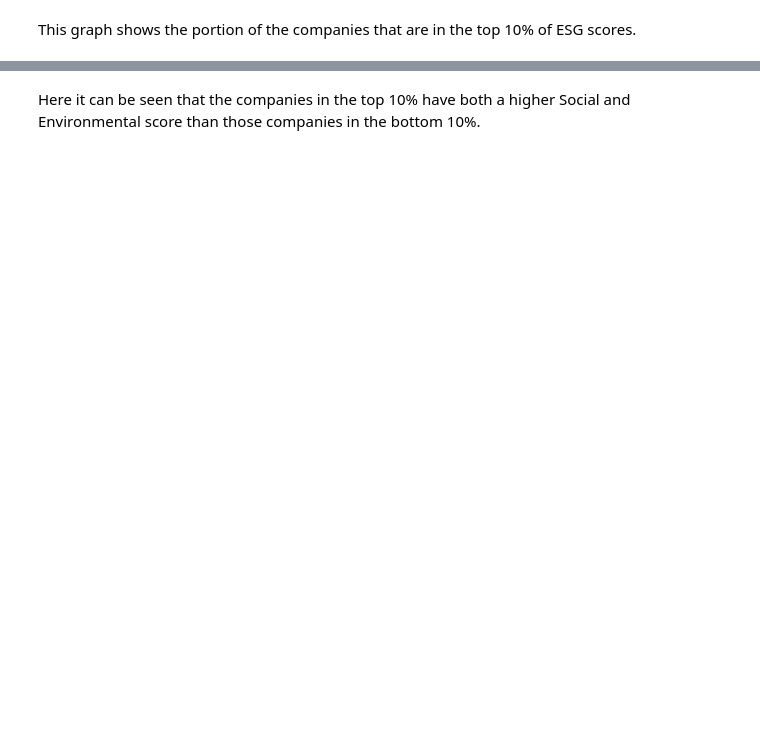
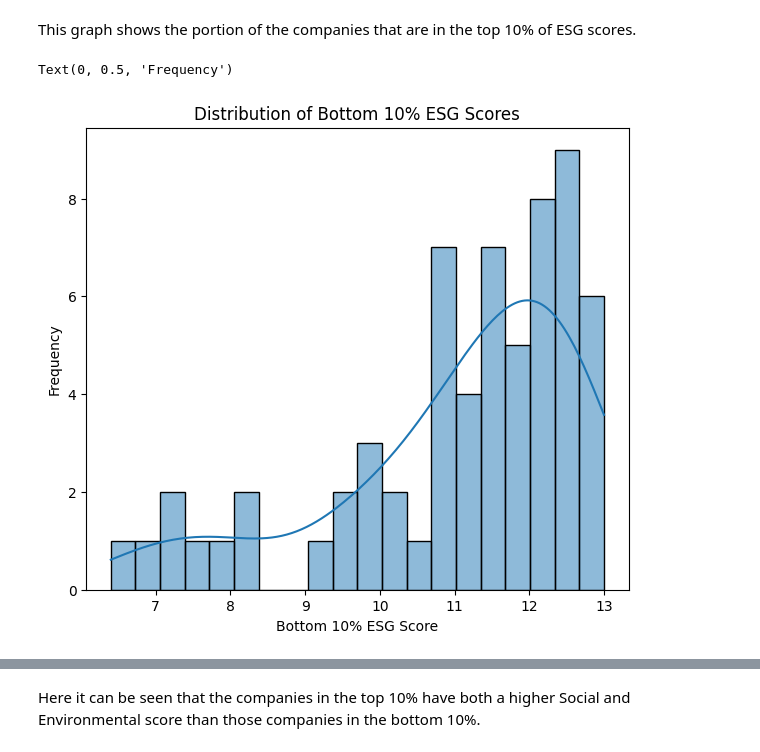
Before and after one commit to hco21/hco21.github.io, a Jupyter notebook: project.ipynb, the cells around one changed output, grey strips where cells are left out. Saved outputs shown, nothing was run; the diff lists cells and outputs as text; code cells hidden in the pictures; blank space fills up the shorter version.

```diff
--- a/project.ipynb
+++ b/project.ipynb
@@ -127,16 +118,19 @@ plt.show()
 # %% [markdown]
 This graph shows the portion of the companies that are in the top 10% of ESG scores.
 # %%
-retrieves a list of the companies in the lowest 10% total ESG scores
+#retrieves a list of the companies in the lowest 10% total ESG scores
 ten_percentile = esg_cont_data['total'].quantile(.10)
 bot_ten_per_esg = esg_cont_data[esg_cont_data['total'] < ten_percentile]
 bot_ten = pd.DataFrame(bot_ten_per_esg)
 
 plt.figure(figsize = (7,6))
 sns.histplot(data = bot_ten, x = 'total', bins = 20, kde = True)
 plt.title('Distribution of Bottom 10% ESG Scores')
 plt.xlabel('Bottom 10% ESG Score')
 plt.ylabel('Frequency')
+# %% [output]
+Text(0, 0.5, 'Frequency')
+[figure, added]
 # %%
 # Plot scatter plot for environmental (env) and social (soc) components
 
```
Also changed, not shown: parts of 16 cells of this notebook, 37 other files.
